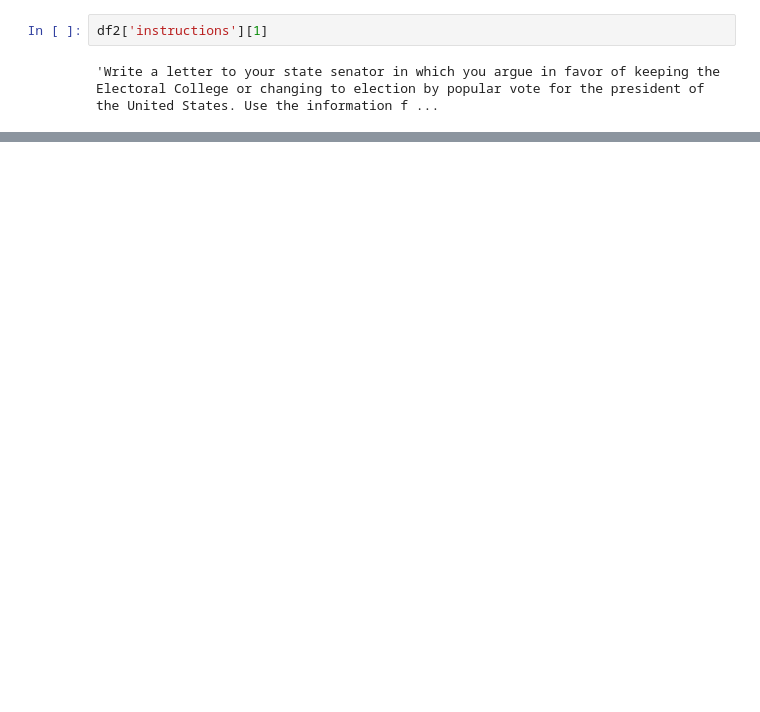
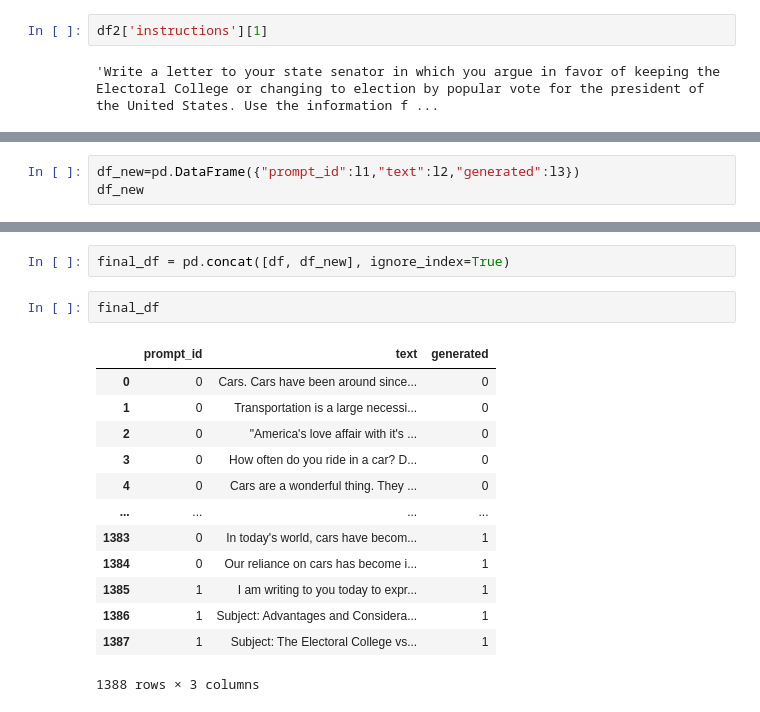
Before and after one commit to TejaswiniSeeram/llm_data_mining, a Jupyter notebook: Final.ipynb, the cells around one changed output, grey strips where cells are left out. Drawn from its saved outputs; the diff is of its cells as text; blank space fills up the shorter version.

```diff
--- a/Final.ipynb
+++ b/Final.ipynb
@@ -164,0 +182,3 @@ len(l1)
+# %%
+df_new=pd.DataFrame({"prompt_id":l1,"text":l2,"generated":l3})
+df_new
@@ -164,0 +197,18 @@ len(l1)
+# %%
+final_df = pd.concat([df, df_new], ignore_index=True)
+# %%
+final_df
+# %% [output]
+|  | prompt_id | text | generated |
+| 0 | 0 | Cars. Cars have been around since... | 0 |
+| 1 | 0 | Transportation is a large necessi... | 0 |
+| 2 | 0 | "America's love affair with it's ... | 0 |
+| 3 | 0 | How often do you ride in a car? D... | 0 |
+| 4 | 0 | Cars are a wonderful thing. They ... | 0 |
+| ... | ... | ... | ... |
+| 1383 | 0 | In today's world, cars have becom... | 1 |
+| 1384 | 0 | Our reliance on cars has become i... | 1 |
+| 1385 | 1 | I am writing to you today to expr... | 1 |
+| 1386 | 1 | Subject: Advantages and Considera... | 1 |
+| 1387 | 1 | Subject: The Electoral College vs... | 1 |
+1388 rows × 3 columns
```
Also changed, not shown: parts of 11 cells of this notebook.
